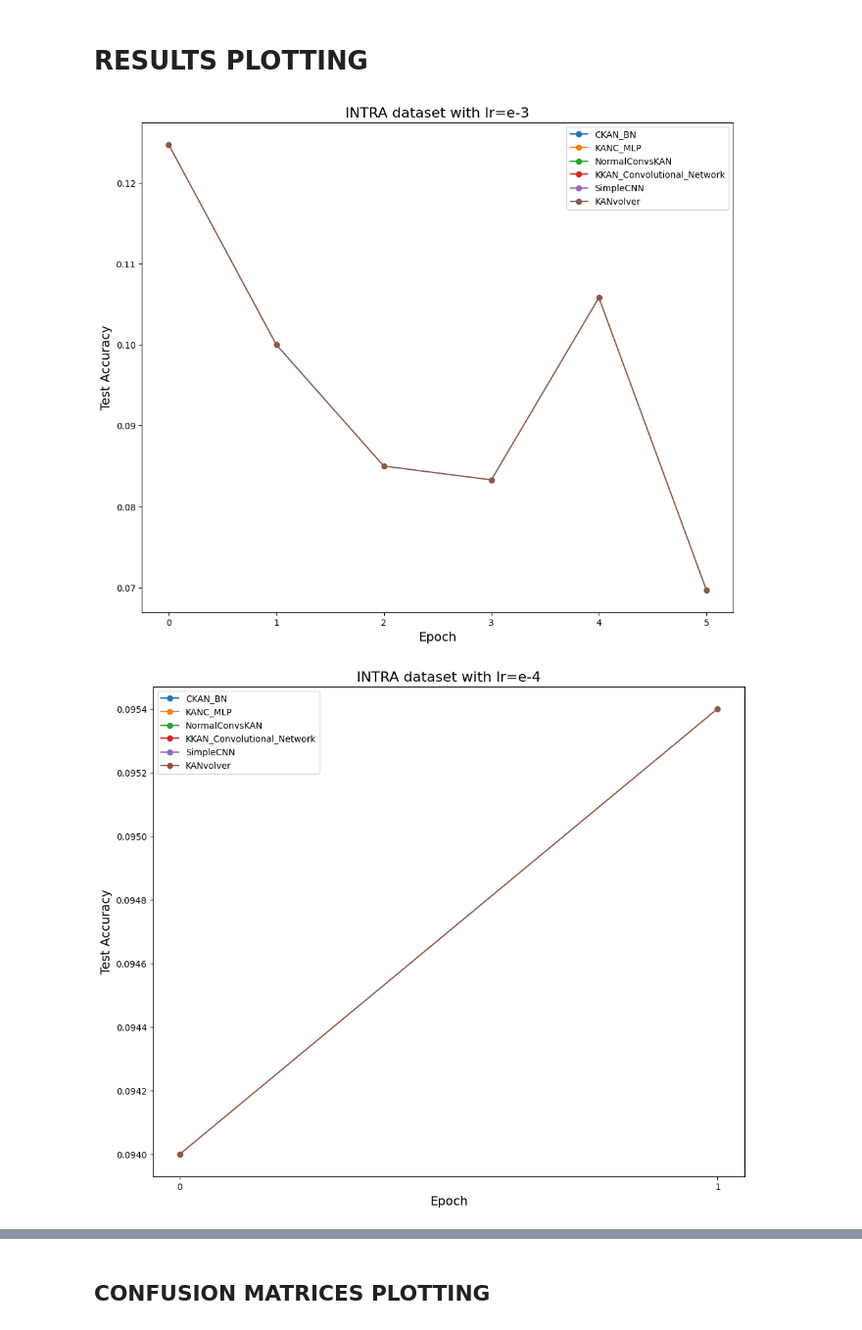
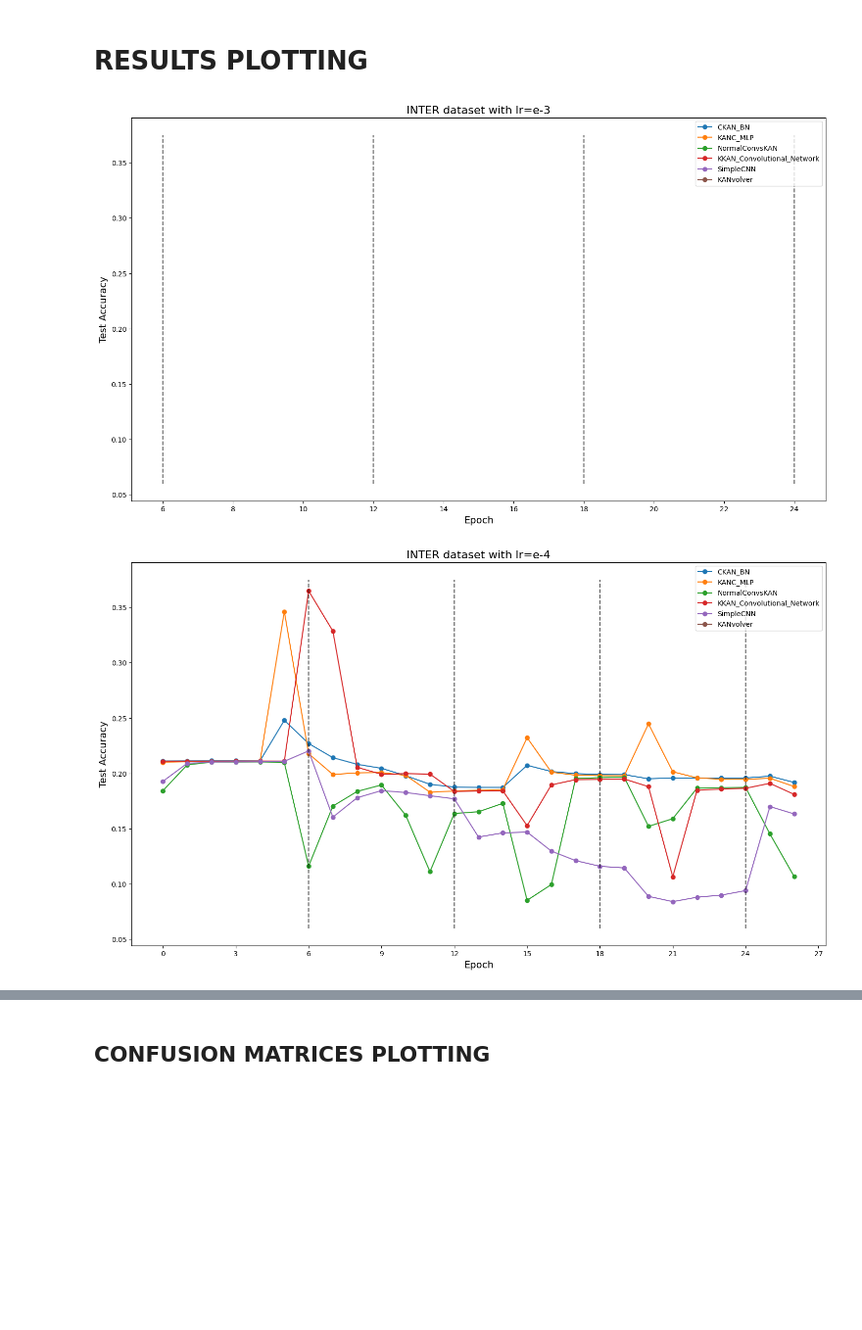
Before and after one commit to MrPio/KAN-Continual_Learning_tests, a Jupyter notebook: KAN_catastrophic_forgetting.ipynb, the cells around one changed output, grey strips where cells are left out. Shown at 98% size. Cells and saved outputs as stored; diff of their text form; code cells hidden in the pictures; blank space fills up the shorter version.

Commit message:
Missing KANvolver INTER test

```diff
--- a/KAN_catastrophic_forgetting.ipynb
+++ b/KAN_catastrophic_forgetting.ipynb
@@ -30,7 +30,7 @@ device(type='cuda')
 transform = transforms.Compose([transforms.ToTensor(), transforms.Normalize((0.5,), (0.5,))])
 # Train set. Here we sort the MNIST by digits and disable data shuffling
 train_dataset = datasets.MNIST(root='./data', train=True, download=True, transform=transform)
-sorted_indices = sorted(range(len(train_dataset) // 8), key=lambda idx: train_dataset.targets[idx])
+sorted_indices = sorted(range(len(train_dataset) // 1), key=lambda idx: train_dataset.targets[idx])
 train_subset = torch.utils.data.Subset(train_dataset, sorted_indices)
 train_loader = DataLoader(train_subset, batch_size=64, shuffle=False)
 
@@ -45,7 +45,7 @@ for k in range(5):
 
 # Test set
 test_dataset = datasets.MNIST(root='./data', train=False, download=True, transform=transform)
-test_subset = torch.utils.data.Subset(test_dataset, range(len(test_dataset) // 4))
+test_subset = torch.utils.data.Subset(test_dataset, range(len(test_dataset) // 1))
 test_loader = DataLoader(test_subset, batch_size=64, shuffle=False)
 # %% [markdown]
 # ARCHITECTURES DEFINITION
@@ -469,11 +443,11 @@ models = [MLP(), KAN_small(),
           CKAN_BN(), KANC_MLP(), NormalConvsKAN(),
           # ConvNet(),
           KKAN_Convolutional_Network(), SimpleCNN(), KANvolver()]
-for model in [x.to(device) for x in models[:2]]:
+for model in [x.to(device) for x in models[-1:]]:
     print(f'Training model={model.__class__.__name__}')
     lr = 1e-7 if model.__class__.__name__ in ['MLP', 'KAN_small', 'KAN_big'] else 1e-6
     for i, task in enumerate(train_loader_tasks):
         print(f'Training on task {i}')
-        epochs = 12
+        epochs = 6
         train(model, f'checkpoint_inter/{model.__class__.__name__}', epochs=epochs, start_epoch=i * epochs,
               optimizer=optim.Adam(model.parameters(), lr=lr), on_epoch_end=onEpochEnd, lr=lr, loader=task, task_id=i)
@@ -483,41 +484,41 @@ for model in [x.to(device) for x in models[:2]]:
 models = [MLP(), KAN_small(),
           CKAN_BN(), KANC_MLP(), NormalConvsKAN(),
           KKAN_Convolutional_Network(), SimpleCNN(),KANvolver()]
-for lr in [1e-3,1e-4,1e-5]:
+for lr in [1e-3,1e-4,1e-5,1e-6,1e-7]:
     fig, ax = plt.subplots()
     batches = [
         0,
         5923,
         6742,
         5958,
         6131,
         5842,
         5421,
         5918,
         6265,
         5851,
         # 5949,
     ]
     granularity = 1
     for name in list(map(lambda e: e.__class__.__name__, models[2:])):
-        stats = EpochStat.loadModelStats(name, dir='checkpoint_intra/stats/', subdir=f'lr_{round(math.log10(lr))}/')
+        stats = EpochStat.loadModelStats(name, dir='checkpoint_inter/stats/', subdir=f'lr_{round(math.log10(lr))}/')
         ax.plot(list(map(lambda e: e.get_accuracy(), stats))[:], label=name, marker='o')
         # ax.plot(list(map(lambda e: e.train_accuracies, stats))[0][::granularity], label=name)
     plt.legend()
     ax.xaxis.set_major_locator(MaxNLocator(integer=True))
     # ax.set_xticks([x // 64 // granularity for x in itertools.accumulate(batches)])
     # ax.set_xticklabels(range(10))
     # plt.vlines(x=[x // 64 // granularity for x in itertools.accumulate(batches)], ymin=0, ymax=1, colors='black',
     #            alpha=0.65, linestyles='dashed')
     # plt.xlabel('Train Digits Batches', fontdict={'fontsize': 14})
     # plt.ylabel('Train batch Loss', fontdict={'fontsize': 14})
     # plt.title('Train batch loss spikes show up when a new digit is submitted', fontdict={'fontsize': 16})
     plt.xlabel('Epoch', fontdict={'fontsize': 14})
     plt.ylabel('Test Accuracy', fontdict={'fontsize': 14})
-    plt.title(f'INTRA dataset with lr=e{round(math.log10(lr))}', fontdict={'fontsize': 16})
-    # plt.vlines(x=range(0, 30,6)[1:], ymin=0, ymax=0.5, colors='black',alpha=0.65, linestyles='dashed')
-    fig.set_size_inches(12, 10)
+    plt.title(f'INTER dataset with lr=e{round(math.log10(lr))}', fontdict={'fontsize': 16})
+    plt.vlines(x=range(0, 30,6)[1:], ymin=0.06, ymax=0.375, colors='black',alpha=0.65, linestyles='dashed')
+    fig.set_size_inches(18, 10)
     plt.show()
 # %% [output]
-[figure, old version]
+[figure, new version]
-[figure, old version]
+[figure, new version]
```
Also changed, not shown: parts of 3 cells of this notebook, 30 other files.
